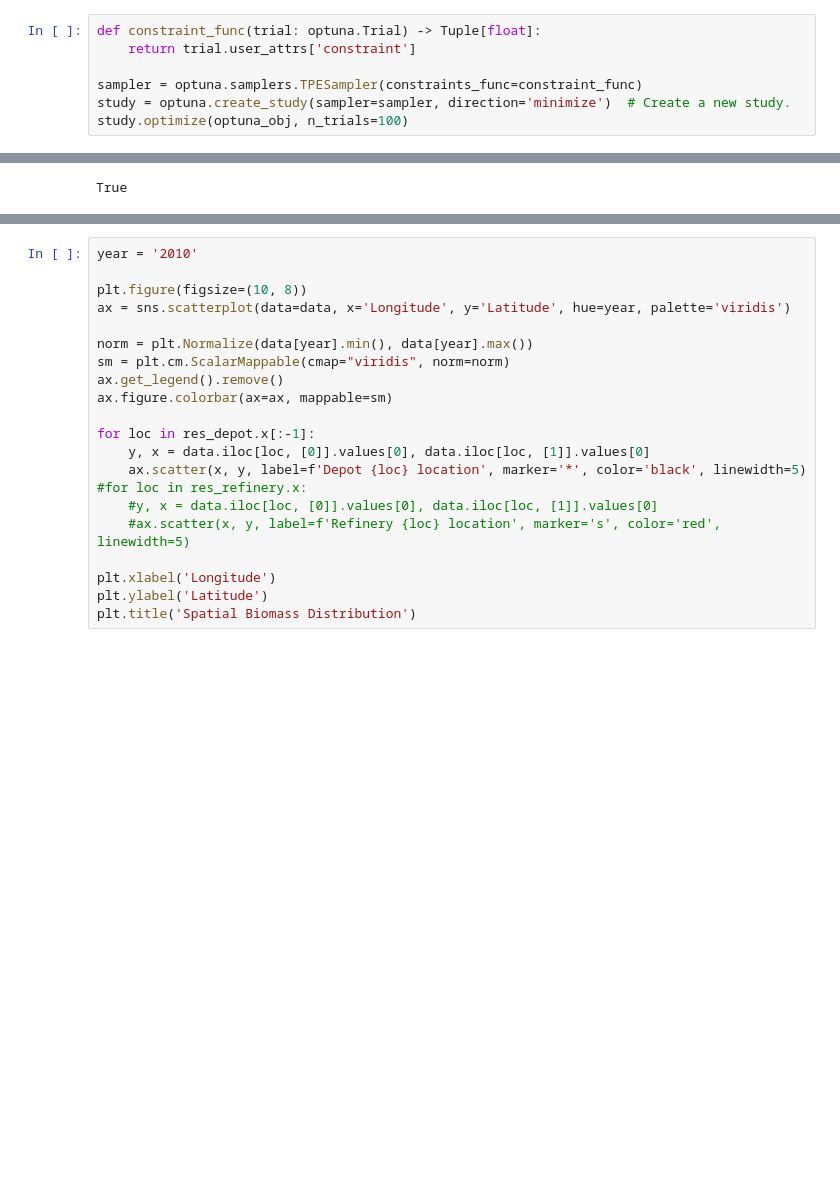
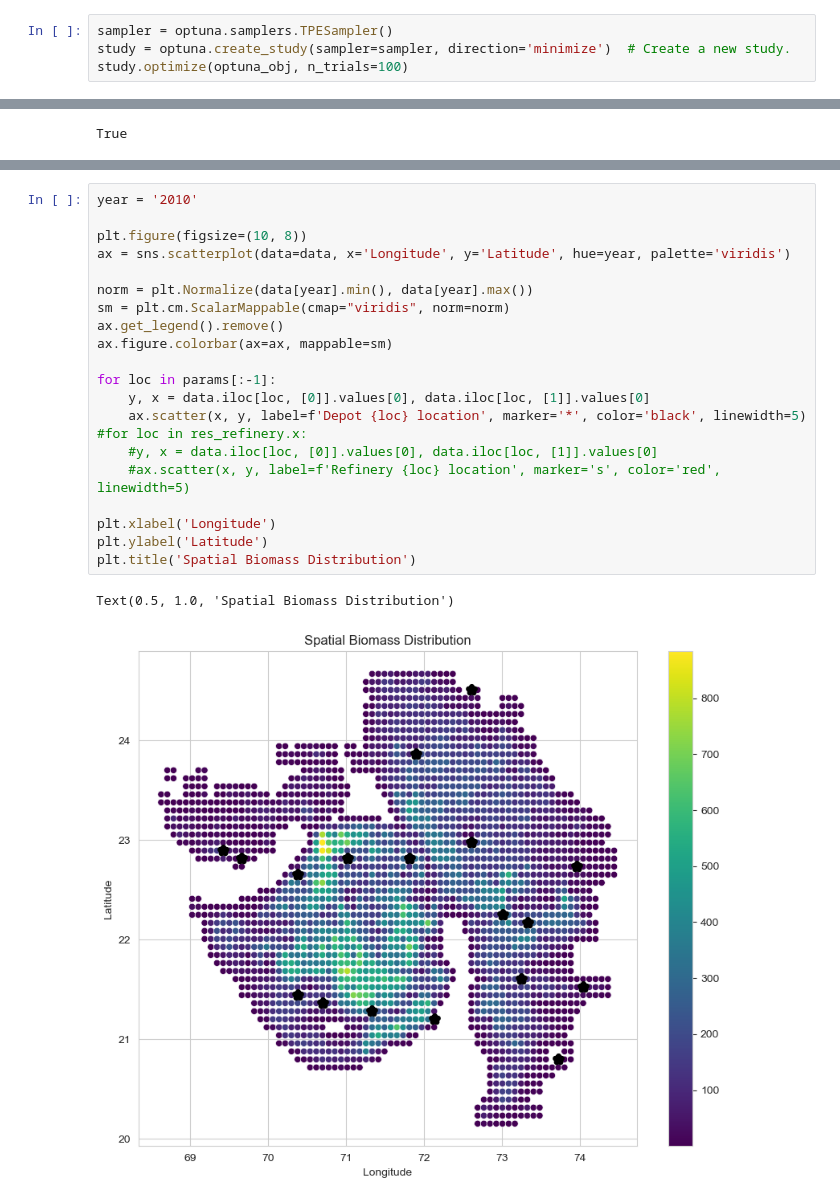
Before and after one commit to Genndoso/Shell_hachakton_2023, a Jupyter notebook: notebooks/Optuna.ipynb, the cells around one changed output, grey strips where cells are left out. Drawn from its saved outputs; the diff is of its cells as text; blank space fills up the shorter version.

Commit message:
upd optuna opt

```diff
--- a/notebooks/Optuna.ipynb
+++ b/notebooks/Optuna.ipynb
@@ -41,10 +45,7 @@ def optuna_obj(trial):
 
     return cost
 # %%
-def constraint_func(trial: optuna.Trial) -> Tuple[float]:
-    return trial.user_attrs['constraint']
-
-sampler = optuna.samplers.TPESampler(constraints_func=constraint_func)
+sampler = optuna.samplers.TPESampler()
 study = optuna.create_study(sampler=sampler, direction='minimize')  # Create a new study.
 study.optimize(optuna_obj, n_trials=100)
 # %% [output]
@@ -111,21 +134,24 @@ False
 # %%
 year = '2010'
 
 plt.figure(figsize=(10, 8))
 ax = sns.scatterplot(data=data, x='Longitude', y='Latitude', hue=year, palette='viridis')
 
 norm = plt.Normalize(data[year].min(), data[year].max())
 sm = plt.cm.ScalarMappable(cmap="viridis", norm=norm)
 ax.get_legend().remove()
 ax.figure.colorbar(ax=ax, mappable=sm)
 
-for loc in res_depot.x[:-1]:
+for loc in params[:-1]:
     y, x = data.iloc[loc, [0]].values[0], data.iloc[loc, [1]].values[0]
     ax.scatter(x, y, label=f'Depot {loc} location', marker='*', color='black', linewidth=5)
 #for loc in res_refinery.x:
     #y, x = data.iloc[loc, [0]].values[0], data.iloc[loc, [1]].values[0]
     #ax.scatter(x, y, label=f'Refinery {loc} location', marker='s', color='red', linewidth=5)
 
 plt.xlabel('Longitude')
 plt.ylabel('Latitude')
 plt.title('Spatial Biomass Distribution')
+# %% [output]
+Text(0.5, 1.0, 'Spatial Biomass Distribution')
+[figure, added]
```
Also changed, not shown: parts of 6 cells of this notebook.
